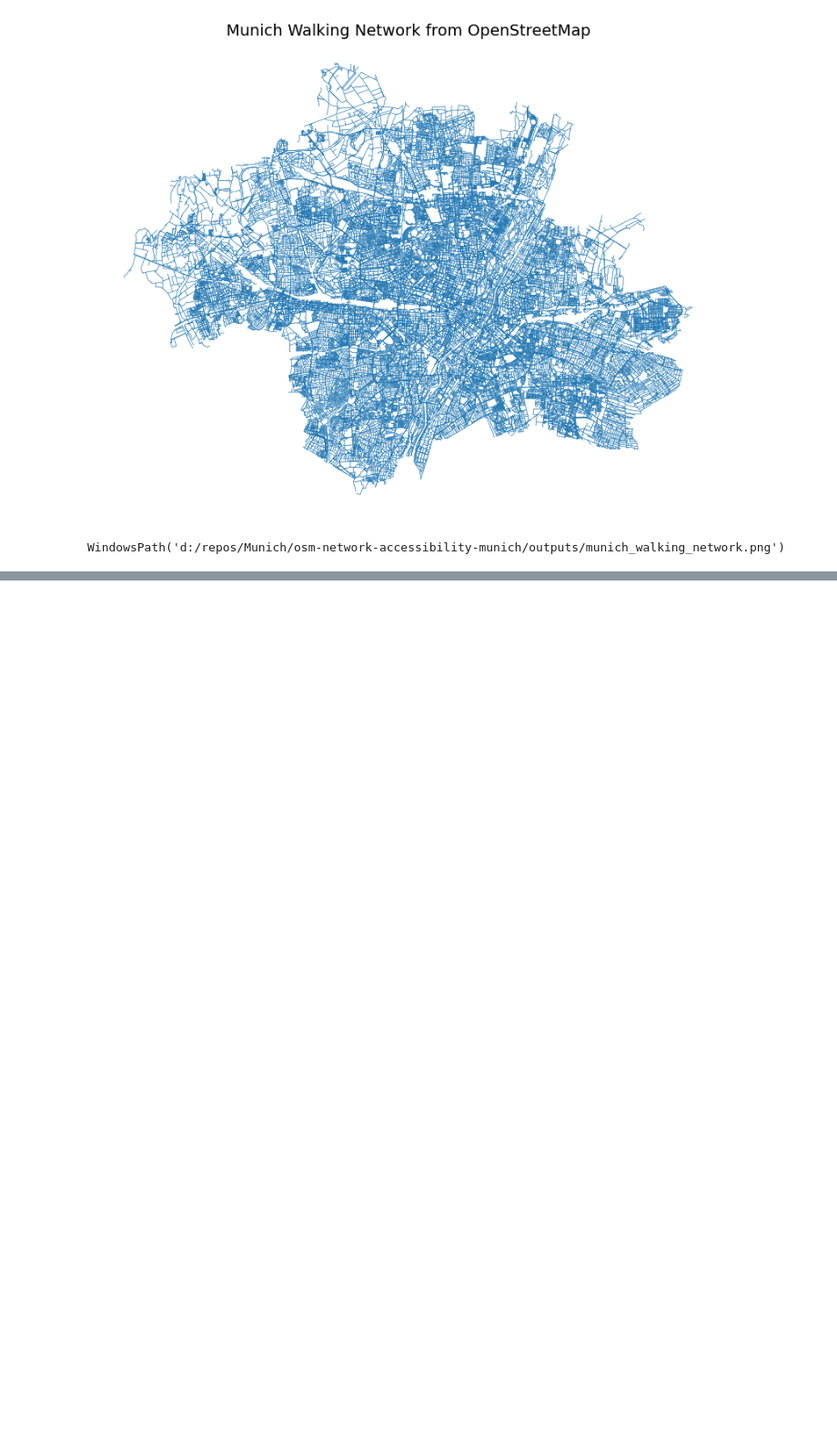
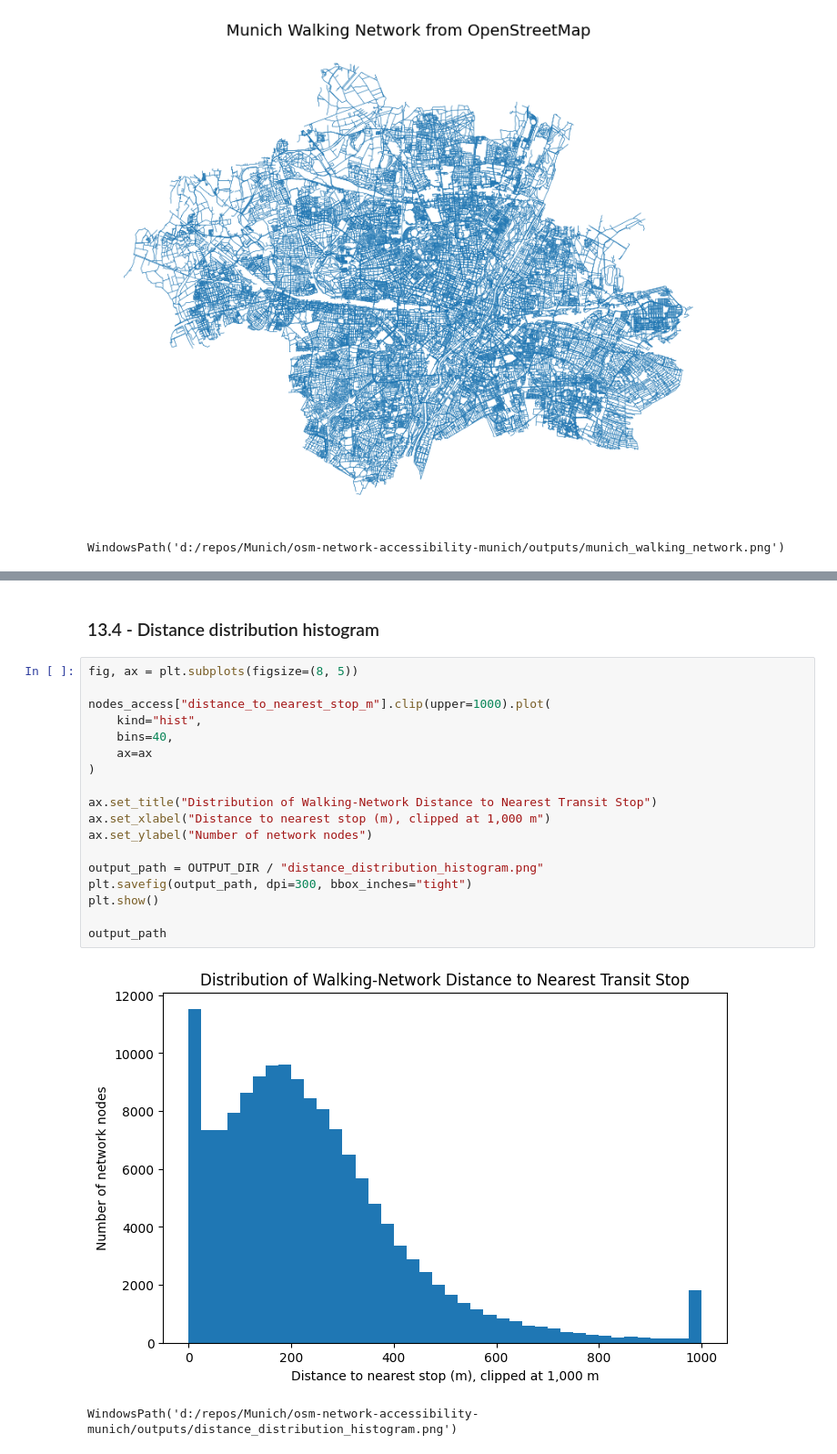
Before and after one commit to omaewamoushindei/osm-network-accessibility-munich, a Jupyter notebook: notebooks/01_munich_osmnx_accessibility.ipynb, the cells around one changed output, grey strips where cells are left out. Shown at 91% size. Cells and saved outputs as stored; diff of their text form; blank space fills up the shorter version.

```diff
--- a/notebooks/01_munich_osmnx_accessibility.ipynb
+++ b/notebooks/01_munich_osmnx_accessibility.ipynb
@@ -247,0 +543,24 @@ The extracted Munich walking network contains 148,230 nodes and 387,928 edges. A
+# %% [markdown]
+<a id="distance-distribution"></a>
+### 13.4 - Distance distribution histogram
+# %%
+fig, ax = plt.subplots(figsize=(8, 5))
+
+nodes_access["distance_to_nearest_stop_m"].clip(upper=1000).plot(
+    kind="hist",
+    bins=40,
+    ax=ax
+)
+
+ax.set_title("Distribution of Walking-Network Distance to Nearest Transit Stop")
+ax.set_xlabel("Distance to nearest stop (m), clipped at 1,000 m")
+ax.set_ylabel("Number of network nodes")
+
+output_path = OUTPUT_DIR / "distance_distribution_histogram.png"
+plt.savefig(output_path, dpi=300, bbox_inches="tight")
+plt.show()
+
+output_path
+# %% [output]
+[figure, added]
+WindowsPath('d:/repos/Munich/osm-network-accessibility-munich/outputs/distance_distribution_histogram.png')
```
Also changed, not shown: parts of 49 cells of this notebook.
